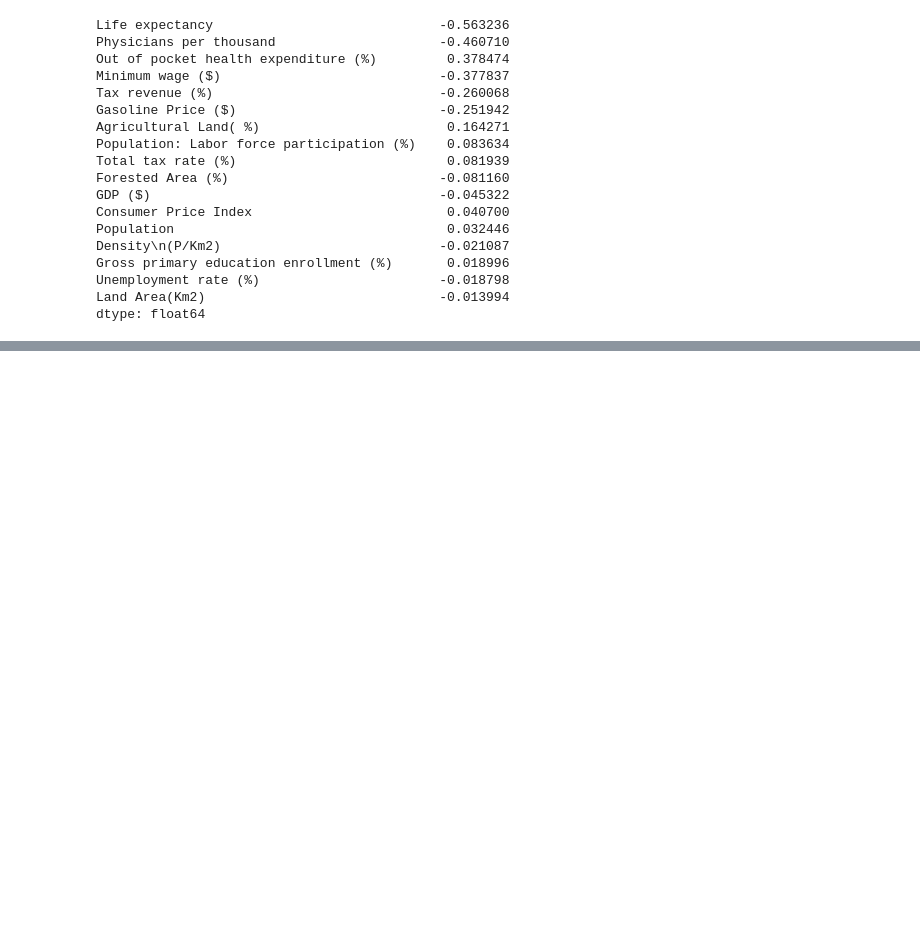
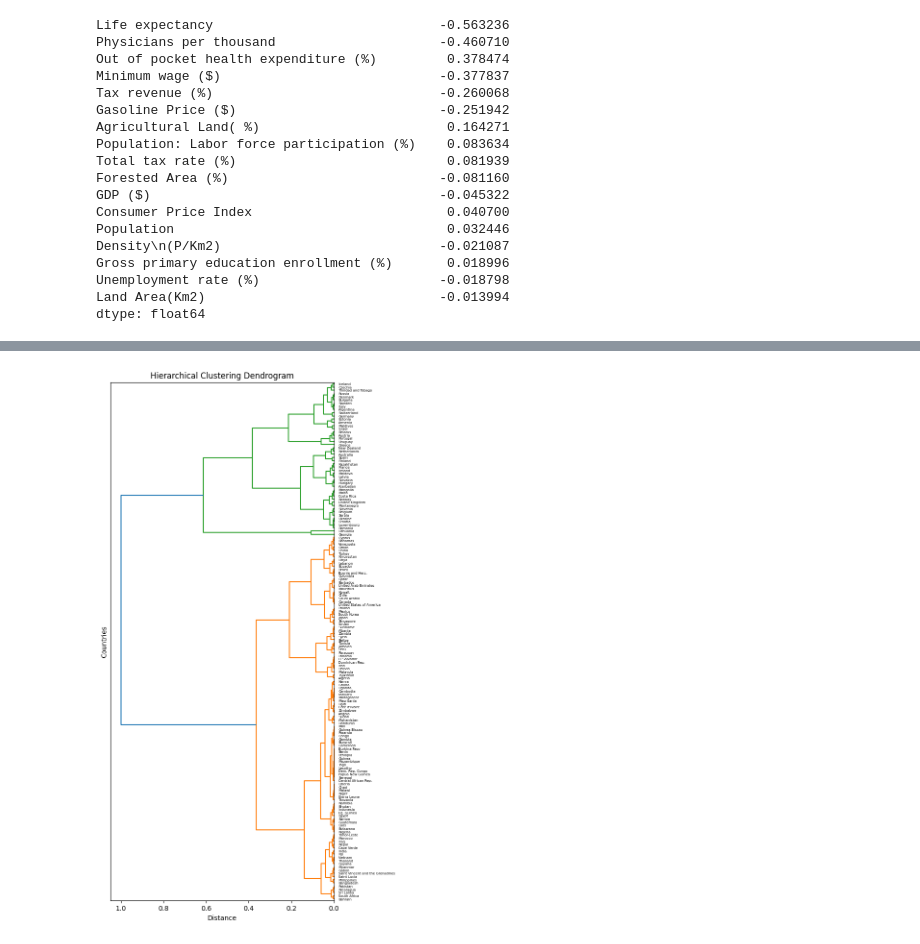
Before and after one commit to KacperWro/DataAnalysisCA, a Jupyter notebook: main.ipynb, the cells around one changed output, grey strips where cells are left out. Cells and saved outputs as stored; diff of their text form; code cells hidden in the pictures; blank space fills up the shorter version.

```diff
--- a/main.ipynb
+++ b/main.ipynb
@@ -650,0 +682,7 @@ dtype: float64
+# %%
+draw_dendrogram('Physicians per thousand', 'complete')
+# Similar pattern to the previous dendrogram. Developed, western and european countries tend to be in one cluster, with a few exceptions such as
+# Argentina, Kazakhstan whereas the other cluster tends to have developing countries from Africa and Asia, with the exception of Turkey,
+# Bosnia and USA
+# %% [output]
+[figure, added]
```
Also changed, not shown: parts of 17 cells of this notebook.
